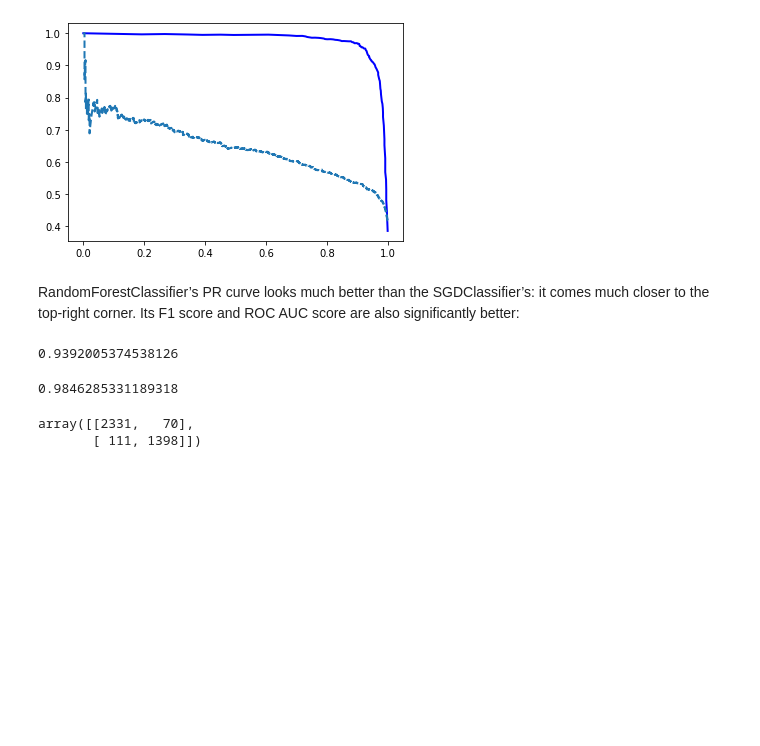
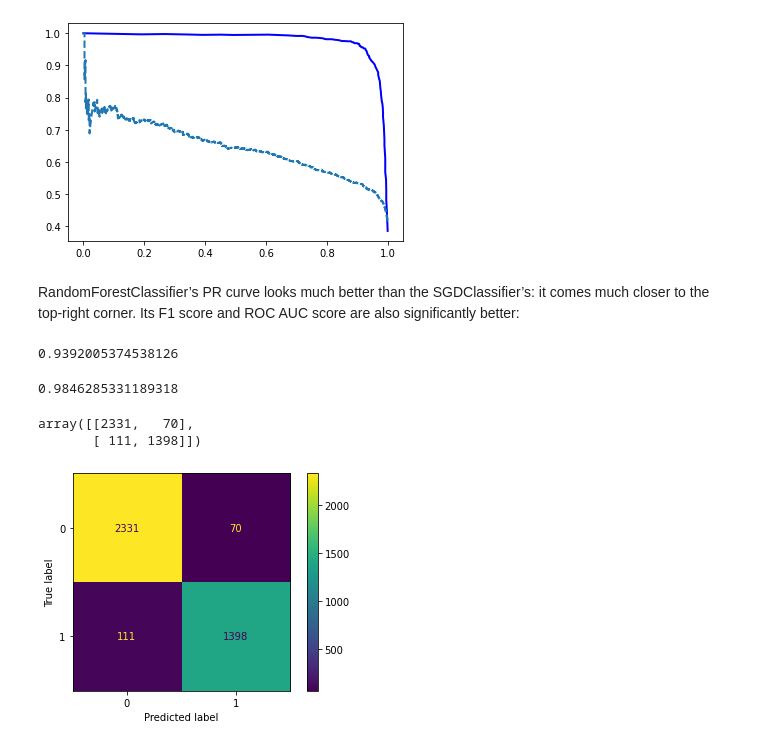
Before and after one commit to mgino11/Web_Analytics, a Jupyter notebook: Spambase.ipynb, the cells around one changed output. Drawn from its saved outputs; the diff is of its cells as text; code cells hidden in the pictures; blank space fills up the shorter version.

```diff
--- a/Spambase.ipynb
+++ b/Spambase.ipynb
@@ -274,3 +274,9 @@ cm2
 # %% [output]
 array([[2331,   70],
        [ 111, 1398]])
+# %%
+from sklearn.metrics import ConfusionMatrixDisplay
+
+cm2_display = ConfusionMatrixDisplay(cm2).plot()
+# %% [output]
+[figure, added]
```
Also changed, not shown: parts of 10 cells of this notebook.
